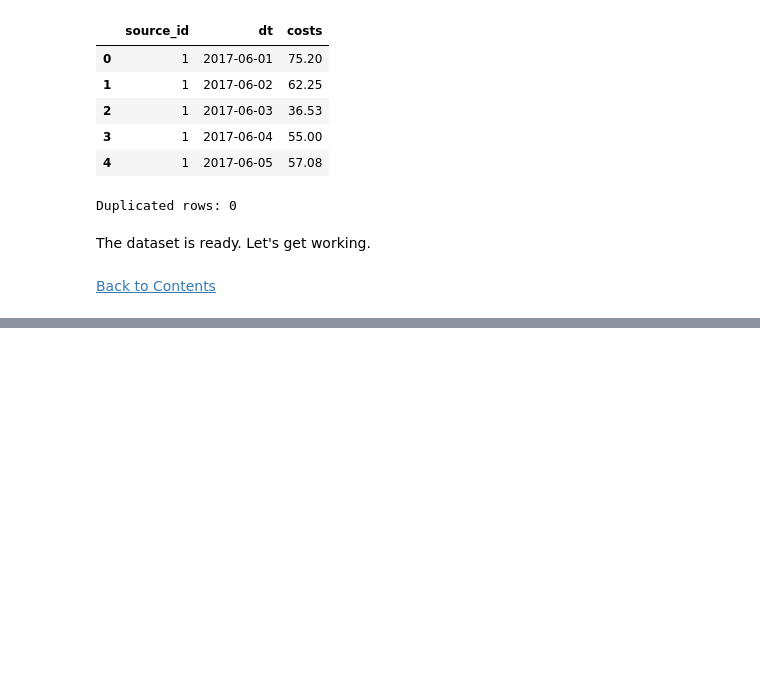
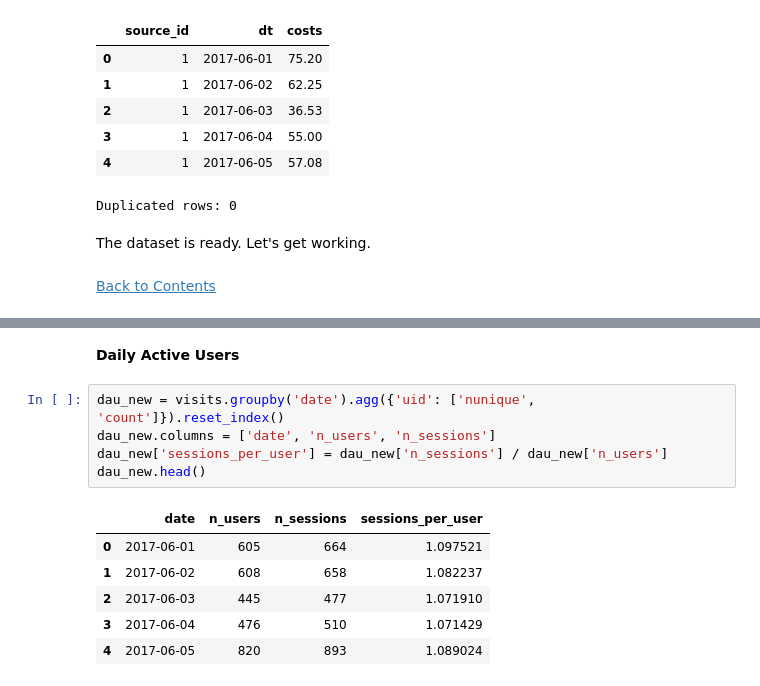
Before and after one commit to Silverscale/Yandex_marketing_opt, a Jupyter notebook: yandex_marketing.ipynb, the cells around one changed output, grey strips where cells are left out. Cells and saved outputs as stored; diff of their text form; blank space fills up the shorter version.

```diff
--- a/yandex_marketing.ipynb
+++ b/yandex_marketing.ipynb
@@ -227,0 +256,14 @@ The dataset is ready. Let's get working.
+# %% [markdown]
+**Daily Active Users**
+# %%
+dau_new = visits.groupby('date').agg({'uid': ['nunique', 'count']}).reset_index()
+dau_new.columns = ['date', 'n_users', 'n_sessions']
+dau_new['sessions_per_user'] = dau_new['n_sessions'] / dau_new['n_users']
+dau_new.head()
+# %% [output]
+|  | date | n_users | n_sessions | sessions_per_user |
+| 0 | 2017-06-01 | 605 | 664 | 1.097521 |
+| 1 | 2017-06-02 | 608 | 658 | 1.082237 |
+| 2 | 2017-06-03 | 445 | 477 | 1.071910 |
+| 3 | 2017-06-04 | 476 | 510 | 1.071429 |
+| 4 | 2017-06-05 | 820 | 893 | 1.089024 |
```
Also changed, not shown: parts of 14 cells of this notebook.
